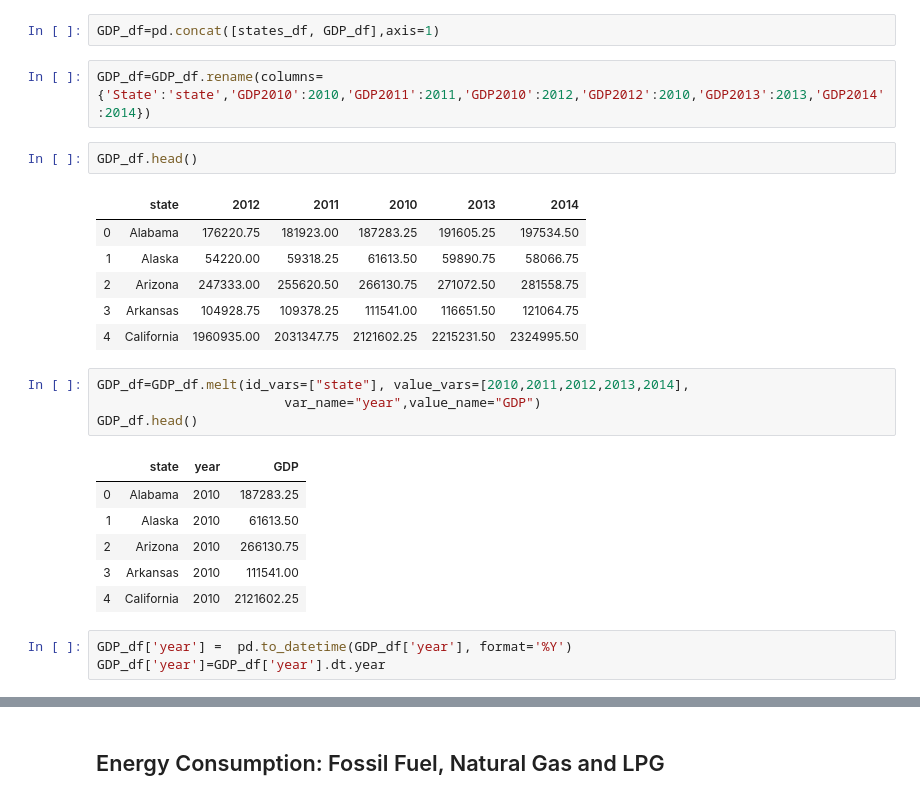
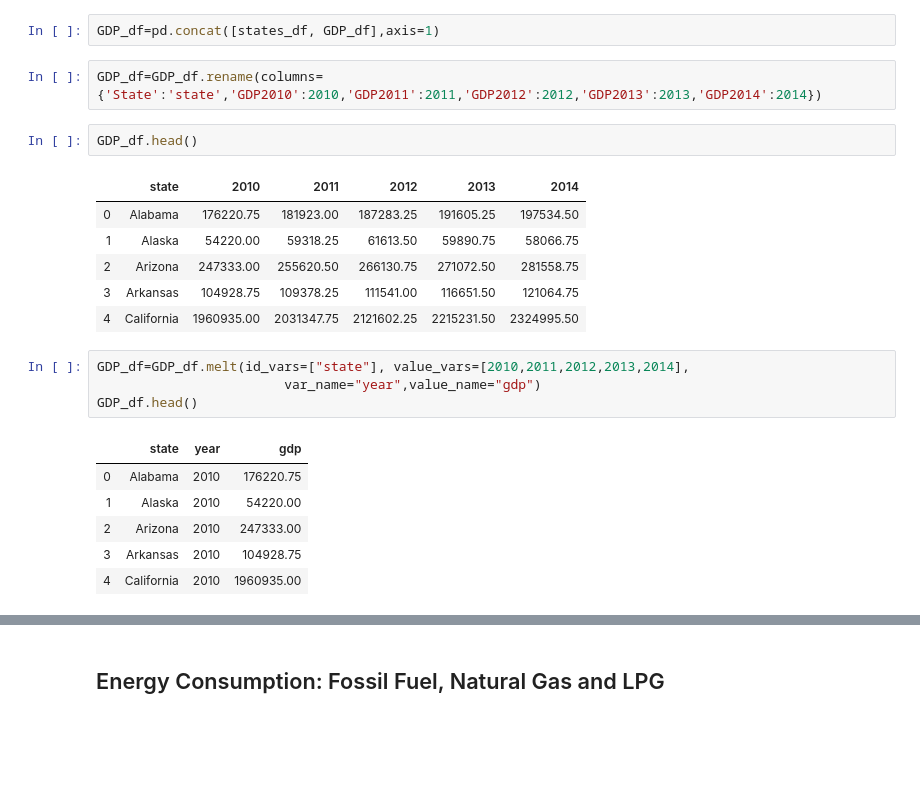
Before and after one commit to sgk2004/ETL-of-Oil-Gas-Data, a Jupyter notebook: Oil and Gas/data_etl.ipynb, the cells around one changed output, grey strips where cells are left out. Drawn from its saved outputs; the diff is of its cells as text; blank space fills up the shorter version.

```diff
--- a/Oil and Gas/data_etl.ipynb
+++ b/Oil and Gas/data_etl.ipynb
@@ -417,11 +332,11 @@ GDP_df.head()
 # %%
 GDP_df=pd.concat([states_df, GDP_df],axis=1)
 # %%
-GDP_df=GDP_df.rename(columns={'State':'state','GDP2010':2010,'GDP2011':2011,'GDP2010':2012,'GDP2012':2010,'GDP2013':2013,'GDP2014':2014})
+GDP_df=GDP_df.rename(columns={'State':'state','GDP2010':2010,'GDP2011':2011,'GDP2012':2012,'GDP2013':2013,'GDP2014':2014})
 # %%
 GDP_df.head()
 # %% [output]
-|  | state | 2012 | 2011 | 2010 | 2013 | 2014 |
+|  | state | 2010 | 2011 | 2012 | 2013 | 2014 |
 | 0 | Alabama | 176220.75 | 181923.00 | 187283.25 | 191605.25 | 197534.50 |
 | 1 | Alaska | 54220.00 | 59318.25 | 61613.50 | 59890.75 | 58066.75 |
 | 2 | Arizona | 247333.00 | 255620.50 | 266130.75 | 271072.50 | 281558.75 |
@@ -429,15 +344,12 @@ GDP_df.head()
 | 4 | California | 1960935.00 | 2031347.75 | 2121602.25 | 2215231.50 | 2324995.50 |
 # %%
 GDP_df=GDP_df.melt(id_vars=["state"], value_vars=[2010,2011,2012,2013,2014],
-                        var_name="year",value_name="GDP")
+                        var_name="year",value_name="gdp")
 GDP_df.head()
 # %% [output]
-|  | state | year | GDP |
-| 0 | Alabama | 2010 | 187283.25 |
-| 1 | Alaska | 2010 | 61613.50 |
-| 2 | Arizona | 2010 | 266130.75 |
-| 3 | Arkansas | 2010 | 111541.00 |
-| 4 | California | 2010 | 2121602.25 |
+|  | state | year | gdp |
+| 0 | Alabama | 2010 | 176220.75 |
+| 1 | Alaska | 2010 | 54220.00 |
+| 2 | Arizona | 2010 | 247333.00 |
+| 3 | Arkansas | 2010 | 104928.75 |
+| 4 | California | 2010 | 1960935.00 |
-# %%
-GDP_df['year'] =  pd.to_datetime(GDP_df['year'], format='%Y')
-GDP_df['year']=GDP_df['year'].dt.year
```
Also changed, not shown: parts of 42 cells of this notebook.
